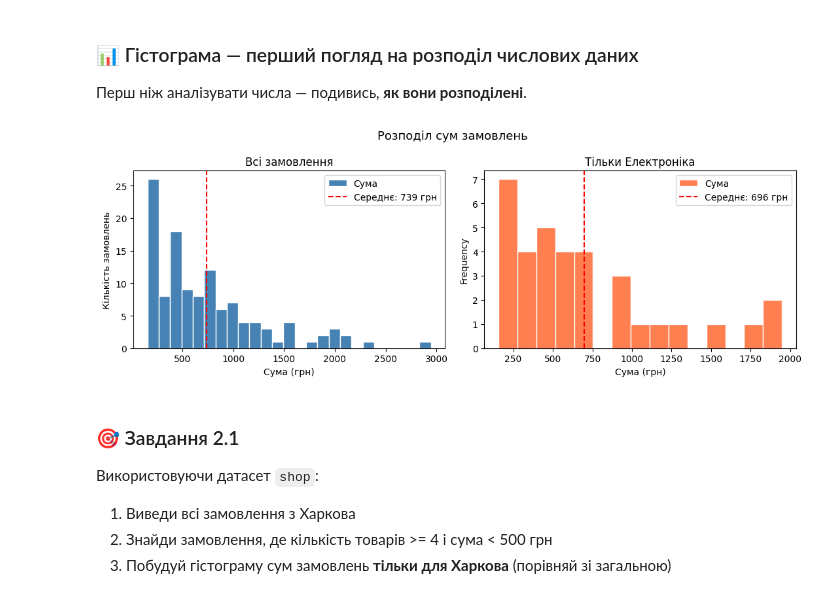
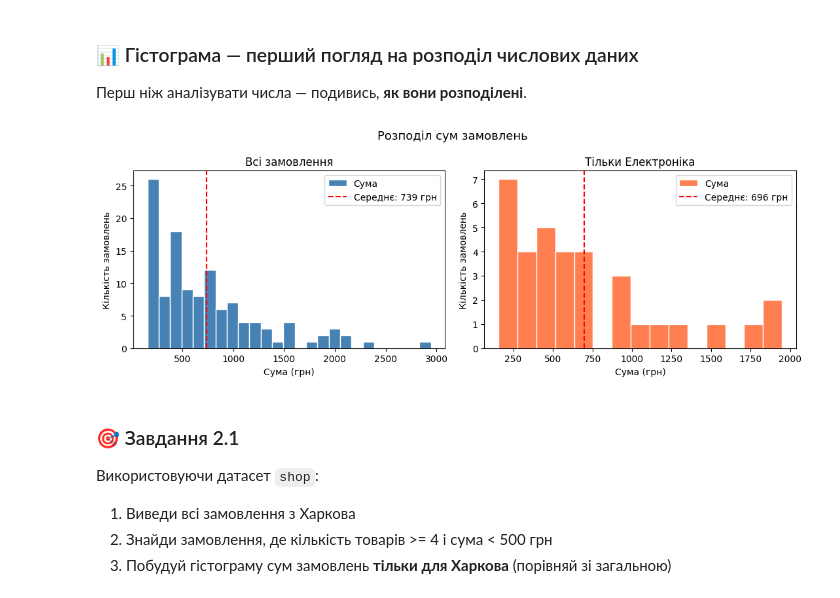
Before and after one commit to zzzer0-wav/myDTA_2026, a Jupyter notebook: classmade/PANDAS_vizualization_matplotlib.ipynb, the cells around one changed output. Saved outputs shown, nothing was run; the diff lists cells and outputs as text; code cells hidden in the pictures.

```diff
--- a/classmade/PANDAS_vizualization_matplotlib.ipynb
+++ b/classmade/PANDAS_vizualization_matplotlib.ipynb
@@ -334,29 +369,30 @@ print(f'Сума 500-1500 грн: {len(mid_range)} замовлень')
 # %%
 fig, axes = plt.subplots(1, 2, figsize=(11, 4))
 
 # Розподіл сум ВСІХ замовлень
 shop['Сума'].plot.hist(ax=axes[0], bins=25, color='steelblue',
                        edgecolor='white', title='Всі замовлення')
 axes[0].set_xlabel('Сума (грн)')
 axes[0].set_ylabel('Кількість замовлень')
 axes[0].axvline(shop['Сума'].mean(), color='red', linestyle='--',
                 label=f"Середнє: {shop['Сума'].mean():.0f} грн")
 axes[0].legend()
 
 # Розподіл тільки по Електроніці
 elec = shop[shop['Категорія'] == 'Електроніка']['Сума']
 elec.plot.hist(ax=axes[1], bins=15, color='coral',
                edgecolor='white', title='Тільки Електроніка')
 axes[1].set_xlabel('Сума (грн)')
+axes[1].set_ylabel('Кількість замовлень')
 axes[1].axvline(elec.mean(), color='red', linestyle='--',
                 label=f'Середнє: {elec.mean():.0f} грн')
 axes[1].legend()
 
 plt.suptitle('Розподіл сум замовлень', fontsize=13)
 plt.tight_layout()
 plt.show()
 # %% [output]
-[figure, old version]
+[figure, new version]
 # %% [markdown]
 ### 🎯 Завдання 2.1
 
```
Also changed, not shown: parts of 9 cells of this notebook.
